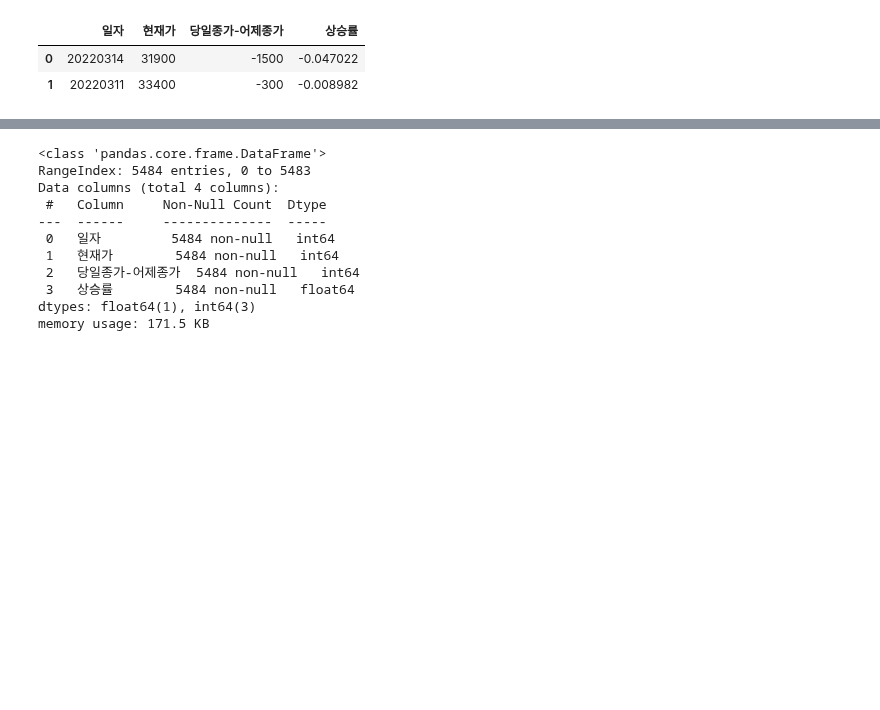
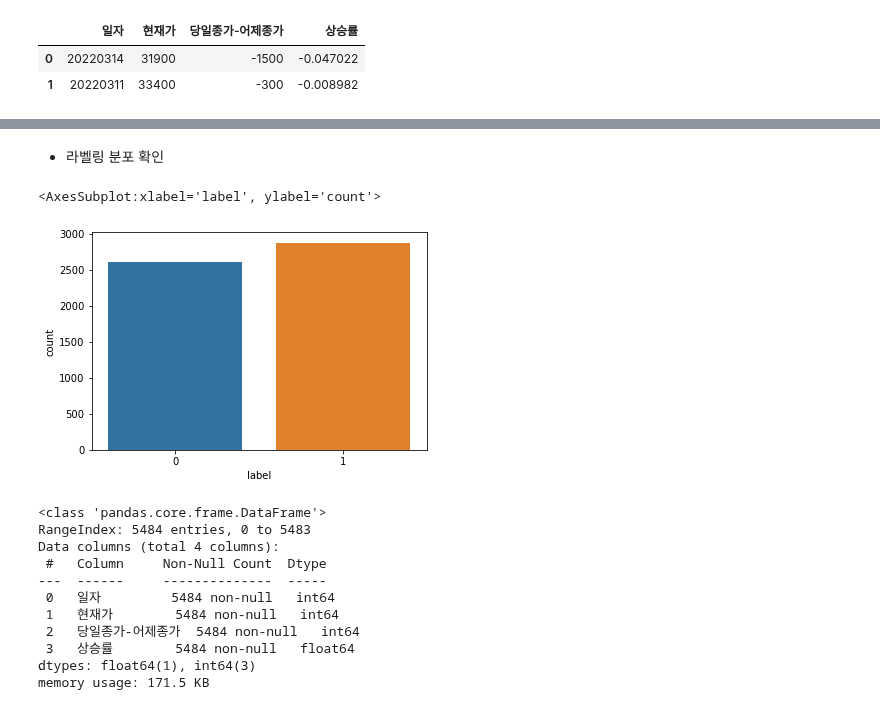
Before and after one commit to youngai1112/HK_Project, a Jupyter notebook: 7.1_뉴스데이터감성분석/01_뉴스데이터감성분석.ipynb, the cells around one changed output, grey strips where cells are left out. Saved outputs shown, nothing was run; the diff lists cells and outputs as text; code cells hidden in the pictures; blank space fills up the shorter version.

```diff
--- a/7.1_뉴스데이터감성분석/01_뉴스데이터감성분석.ipynb
+++ b/7.1_뉴스데이터감성분석/01_뉴스데이터감성분석.ipynb
@@ -338,0 +343,3 @@ df1.head(2)
+# %%
+df1['label'] = df1.apply(lambda x: 1 if x['상승률'] >= 0 else 0, axis=1)
+df1
@@ -339,3 +360,10 @@ df1.head(2)
+# %% [markdown]
+- 라벨링 분포 확인
+# %%
+sns.countplot(x='label', data=df1)
+# %% [output]
+<AxesSubplot:xlabel='label', ylabel='count'>
+[figure, added]
 # %%
 df1.info()
 # %% [output]
```
Also changed, not shown: parts of 5 cells of this notebook.
